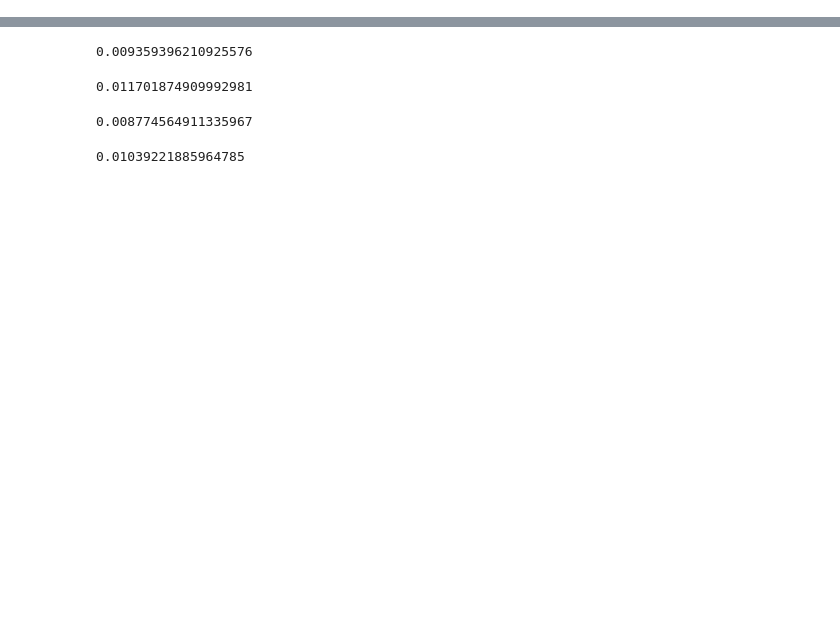
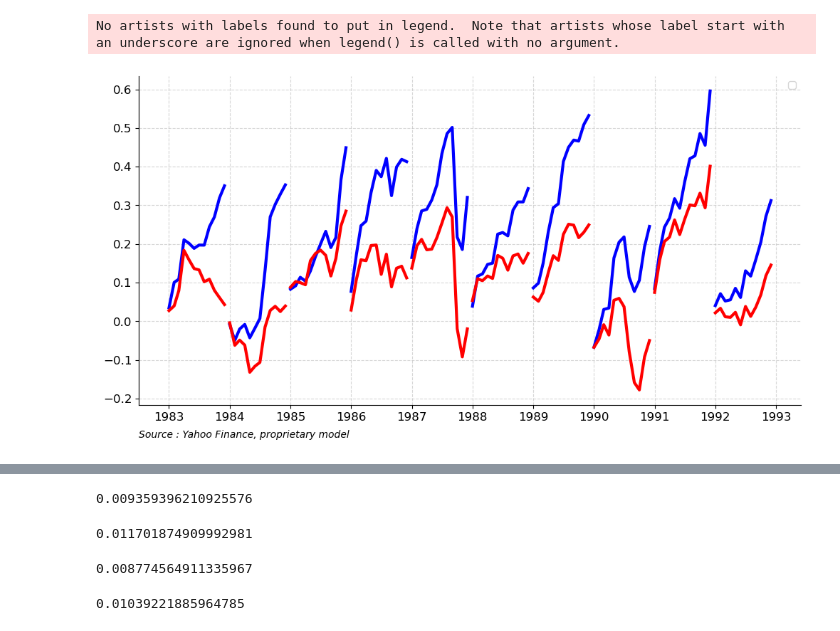
Before and after one commit to gcedism/FactorInvesting, a Jupyter notebook: main.ipynb, the cells around one changed output, grey strips where cells are left out. Drawn from its saved outputs; the diff is of its cells as text; code cells hidden in the pictures; blank space fills up the shorter version.

```diff
--- a/main.ipynb
+++ b/main.ipynb
@@ -16,0 +88,30 @@ db = db(60, 12)
+# %%
+f, ax = plt.subplots(figsize=(12, 6))
+
+for y in range(1983, 1993) :
+    index = [x for x in port.index if x.year == y]
+    port_values = pd.Series([x for i, x in enumerate(port) if port.index[i].year == y]).cumsum()
+    market_values = pd.Series([x for i, x in enumerate(market) if market.index[i].year == y]).cumsum()
+    if y == 1983 :
+        label_p = 'Port'
+        label_m = 'Market'
+    else :
+        label_p = None
+        label_m = None
+    ax.plot(index, port_values, lw=3, color='blue', label=label_p)
+    ax.plot(index, market_values, lw=3,  color='red', label=label_m)
+
+ax.legend()
+ax.grid(alpha=0.5, ls='--')
+ax.spines[['top', 'right']].set_visible(False)
+
+void = plt.xticks(fontsize=12)
+void = plt.yticks(fontsize=12)
+
+void = ax.text(0, -0.1,
+               'Source : Yahoo Finance, proprietary model',
+               fontstyle='italic',
+               transform=ax.transAxes)
+# %% [output]
+No artists with labels found to put in legend.  Note that artists whose label start with an underscore are ignored when legend() is called with no argument.
+[figure, added]
```
Also changed, not shown: parts of 18 cells of this notebook, 12 other files.
